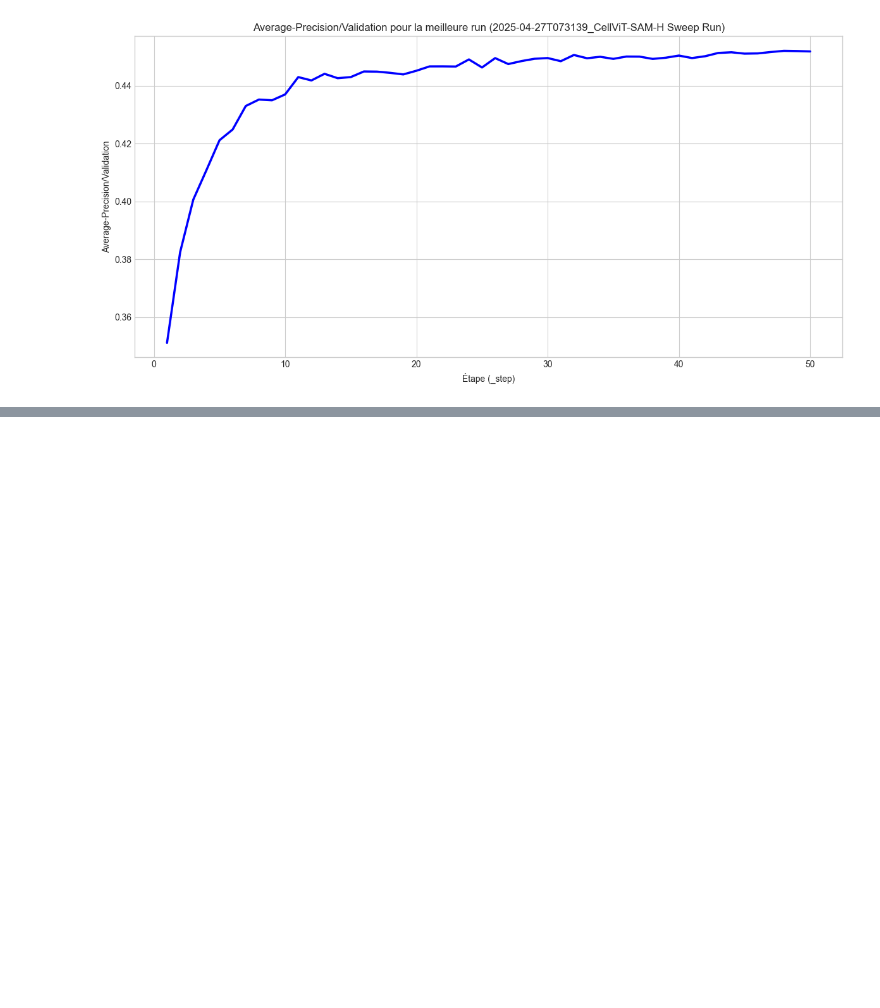
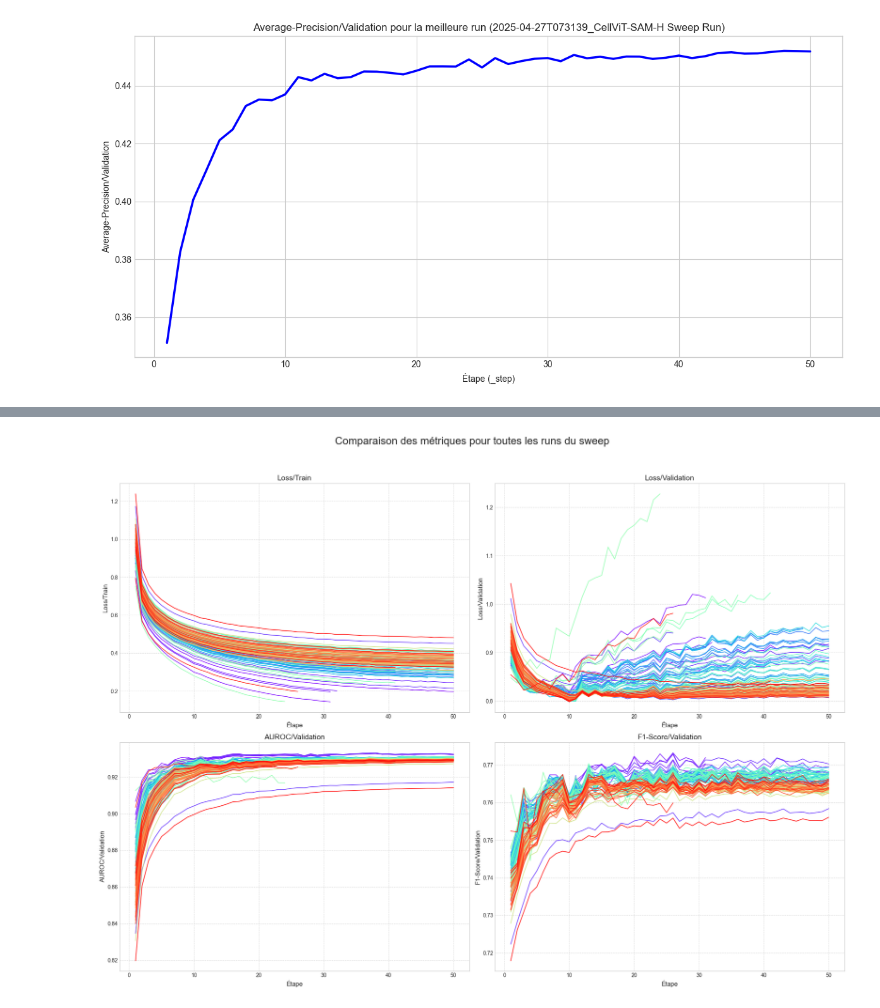
Before and after one commit to AlixANNERAUD/Deep_learning_project, a Jupyter notebook: diaporama/wandbinfo.ipynb, the cells around one changed output, grey strips where cells are left out. Cells and saved outputs as stored; diff of their text form; code cells hidden in the pictures; blank space fills up the shorter version.

```diff
--- a/diaporama/wandbinfo.ipynb
+++ b/diaporama/wandbinfo.ipynb
@@ -276,0 +385,58 @@ for metric in metrics_to_plot:
+# %%
+# Visualisation 2x2 des métriques pour toutes les runs du sweep
+import matplotlib.pyplot as plt
+import seaborn as sns
+from matplotlib.lines import Line2D
+import numpy as np
+
+# Métriques à afficher
+metrics_to_plot = [
+    'Loss/Train',
+    'Loss/Validation',
+    'AUROC/Validation',
+    'F1-Score/Validation'
+]
+
+# Créer un subplot 2x2
+fig, axs = plt.subplots(2, 2, figsize=(20, 15))
+axs = axs.flatten()
+
+# Style global
+plt.style.use('seaborn-v0_8-whitegrid')
+plt.suptitle(f"Comparaison des métriques pour toutes les runs du sweep", fontsize=20, y=0.98)
+
+# Obtenir la liste de tous les run_ids uniques
+run_ids = df_all['run_id'].unique()
+
+# Créer un jeu de couleurs unique pour chaque run_id
+import matplotlib.cm as cm
+colors = cm.rainbow(np.linspace(0, 1, len(run_ids)))
+color_map = dict(zip(run_ids, colors))
+
+# Tracer chaque métrique dans un subplot
+for i, metric in enumerate(metrics_to_plot):
+    if metric in df_all.columns and i < len(axs):
+        ax = axs[i]
+
+        # Tracer la métrique pour chaque run_id
+        for j, run_id in enumerate(run_ids):
+            run_df = df_all[df_all['run_id'] == run_id]
+            if metric in run_df.columns:
+                color = color_map[run_id]
+                ax.plot(run_df['_step'], run_df[metric], color=color, linewidth=1.5, alpha=0.8)
+
+        # Configurer le titre et les labels
+        ax.set_title(metric, fontsize=14)
+        ax.set_xlabel('Étape', fontsize=12)
+        ax.set_ylabel(metric, fontsize=12)
+        ax.grid(True, linestyle='--', alpha=0.7)
+    else:
+        print(f"La métrique '{metric}' n'a pas été trouvée dans le DataFrame.")
+
+# Ajuster l'espacement entre les subplots
+plt.tight_layout(rect=[0, 0, 1, 0.95])
+
+# Afficher le graphique
+plt.show()
+# %% [output]
+[figure, added]
```
Also changed, not shown: parts of 3 cells of this notebook, 2 other files.
